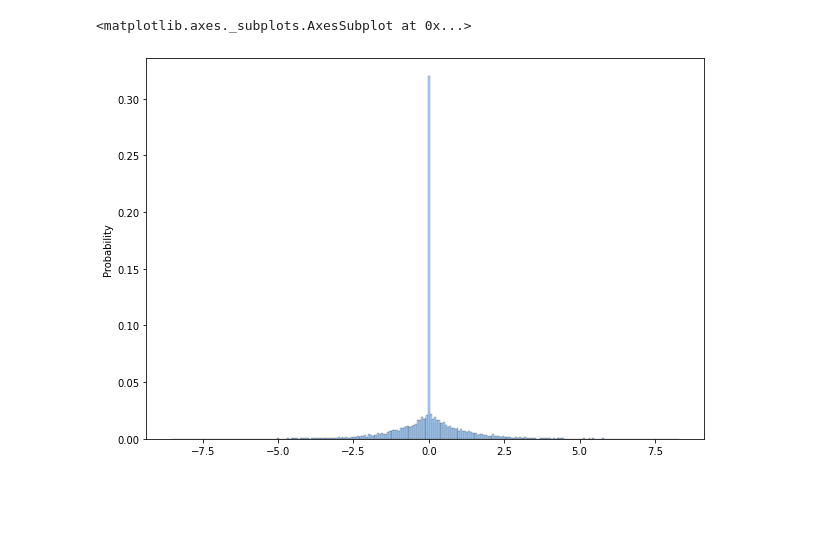
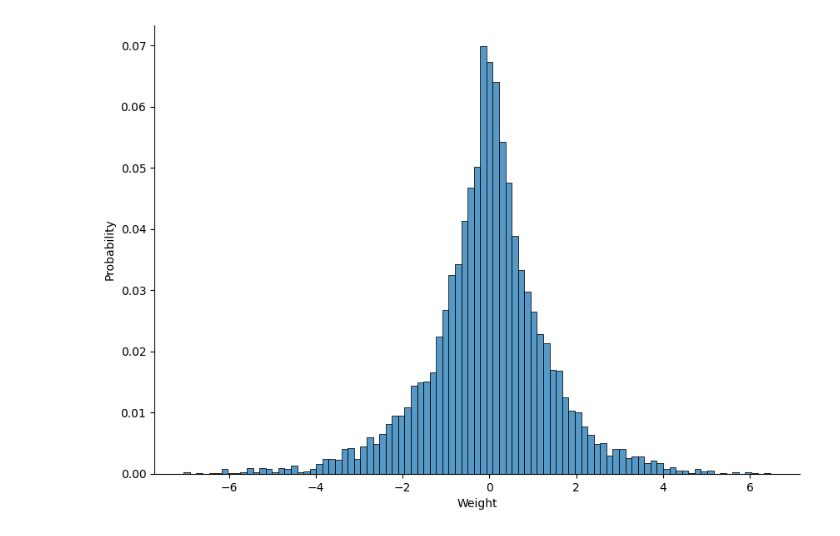
Before and after one commit to atlaie/Case-Studies, a Jupyter notebook: Custom_Spiking_MNIST.ipynb, the cells around one changed output. Saved outputs shown, nothing was run; the diff lists cells and outputs as text; code cells hidden in the pictures; blank space fills up the shorter version.

```diff
--- a/Custom_Spiking_MNIST.ipynb
+++ b/Custom_Spiking_MNIST.ipynb
@@ -5,7 +5,6 @@
 
 %matplotlib inline
 import matplotlib.pyplot as plt
-plt.style.use('seaborn-pastel')
 import numpy as np
 
 import nengo
@@ -76,5 +75,8 @@ sim = nengo_dl.Simulator(model, minibatch_size=minibatch_size)
 weights_pre = sim.data[recurr].weights
 # weights_post = sim.data[conn_post].weights
 fig, ax = plt.subplots(figsize=(10,7))
-sns.histplot(data = weights_pre.ravel(), stat = 'probability', kde = False)
+weights = weights_pre.ravel()
+sns.histplot(data = weights[weights!=0], stat = 'probability', kde = False, lw = 2)
+plt.xlabel('Weight')
+sns.despine()
 # %% [output]
@@ -85,5 +87,4 @@ Construction finished in 0:00:00
-<matplotlib.axes._subplots.AxesSubplot at 0x...>
-[figure, old version]
+[figure, new version]
 # %%
 from urllib.request import urlretrieve
 import tensorflow as tf
```
Also changed, not shown: parts of 4 cells of this notebook.
